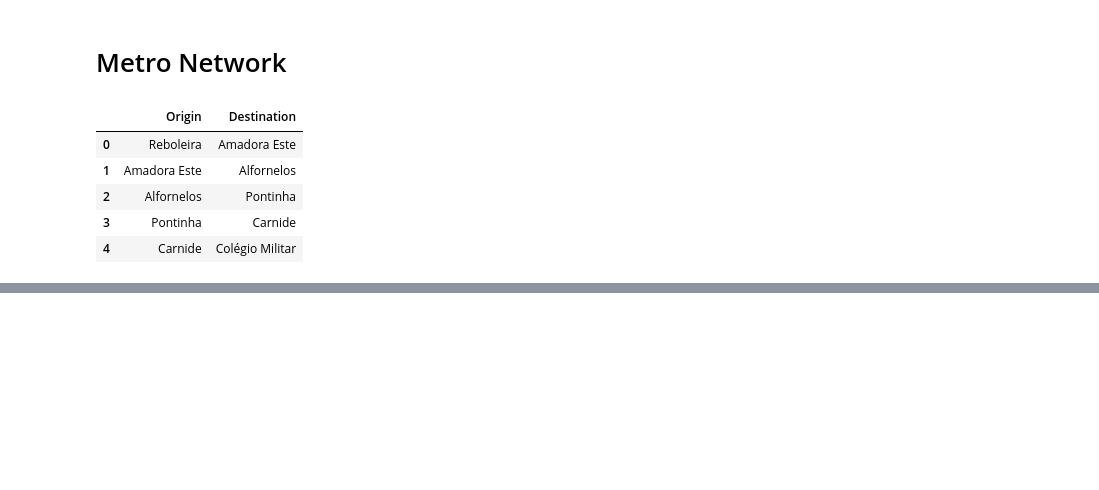
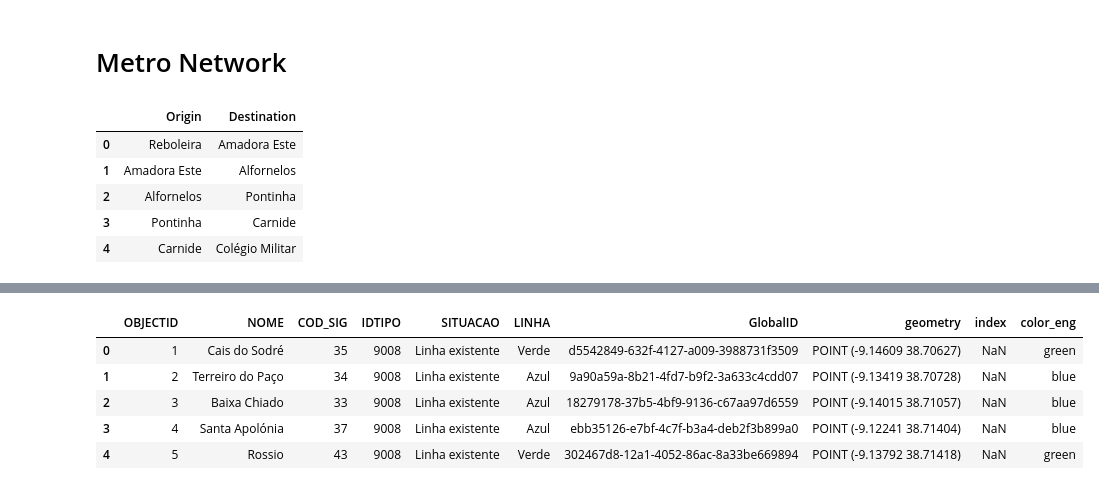
Before and after one commit to AlessandroTorella/Airbnb_project, a Jupyter notebook: Project_netwok.ipynb, the cells around one changed output, grey strips where cells are left out. Saved outputs shown, nothing was run; the diff lists cells and outputs as text; code cells hidden in the pictures; blank space fills up the shorter version.

```diff
--- a/Project_netwok.ipynb
+++ b/Project_netwok.ipynb
@@ -109,0 +167,9 @@ metro_graph = gpd.GeoDataFrame(metro_graph)
+# %%
+metro.head()
+# %% [output]
+|  | OBJECTID | NOME | COD_SIG | IDTIPO | SITUACAO | LINHA | GlobalID | geometry | index | color_eng |
+| 0 | 1 | Cais do Sodré | 35 | 9008 | Linha existente | Verde | d5542849-632f-4127-a009-3988731f3509 | POINT (-9.14609 38.70627) | NaN | green |
+| 1 | 2 | Terreiro do Paço | 34 | 9008 | Linha existente | Azul | 9a90a59a-8b21-4fd7-b9f2-3a633c4cdd07 | POINT (-9.13419 38.70728) | NaN | blue |
+| 2 | 3 | Baixa Chiado | 33 | 9008 | Linha existente | Azul | 18279178-37b5-4bf9-9136-c67aa97d6559 | POINT (-9.14015 38.71057) | NaN | blue |
+| 3 | 4 | Santa Apolónia | 37 | 9008 | Linha existente | Azul | ebb35126-e7bf-4c7f-b3a4-deb2f3b899a0 | POINT (-9.12241 38.71404) | NaN | blue |
+| 4 | 5 | Rossio | 43 | 9008 | Linha existente | Verde | 302467d8-12a1-4052-86ac-8a33be669894 | POINT (-9.13792 38.71418) | NaN | green |
```
Also changed, not shown: parts of 32 cells of this notebook.
